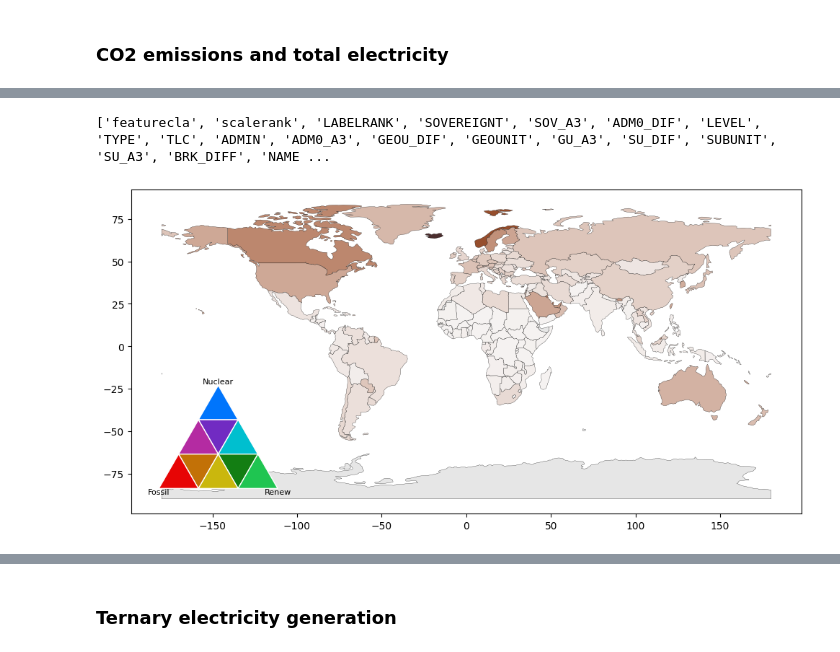
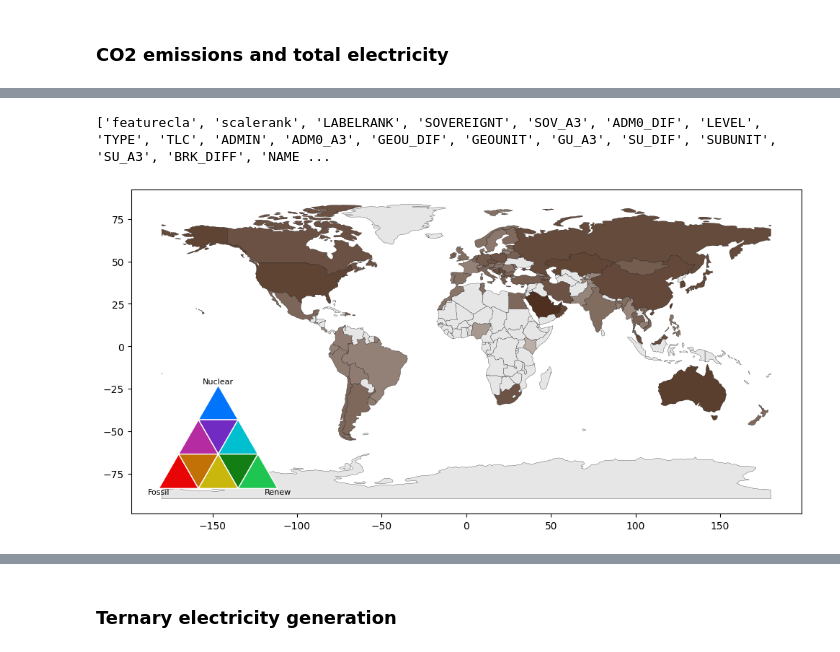
Before and after one commit to raulgarciadiez/energy_maps, a Jupyter notebook: color_code.ipynb, the cells around one changed output, grey strips where cells are left out. Saved outputs shown, nothing was run; the diff lists cells and outputs as text; code cells hidden in the pictures.

Commit message:
generation and emissions almost done

```diff
--- a/color_code.ipynb
+++ b/color_code.ipynb
@@ -415,46 +401,52 @@ TypeError: '>' not supported between instances of 'NoneType' and 'float'
 # %%
-Year =2020
+DATA_COLUMN = "Total emissions per capita"
+Year =2024
+
+
+all_emissions = [
+    data[DATA_COLUMN]
+    for countries in year_results.values()
+    for data in countries.values()
+    if data.get(DATA_COLUMN) is not None
+]
 
 world = gpd.read_file("ne_110m_admin_0_countries.shp")
 print (list(world.columns))
 
 colors = [
-
-    #(0.67, "#4B2E2E"),      # dark brown
-    #(0.33, "#A0522D"),      # brown
-    (0.0, "#F5F2F1"),      # light green / clean
-    (0.5, "#A0522D"),      # brown
-    (1.0, "#4B2E2E"),        # very contaminated
+    (0.0, "#FFFFFFFF"),      # brown
+#    (0.5, "#F5F2F1"),      # light green / clean
+    (1.0, "#381603"),        # very contaminated
 ]
 
-cmap = mcolors.LinearSegmentedColormap.from_list("Total Generation per capita", colors)
-norm = mcolors.Normalize(vmin=0, vmax=max([data.get("Total Generation per capita", 0) for data in year_results[Year].values()]))
+cmap = mcolors.LinearSegmentedColormap.from_list(DATA_COLUMN, colors)
+norm = mcolors.PowerNorm(gamma = 0.15,vmin=0,vmax=max(all_emissions))
 
 world["color"] = [
-    cmap(norm(year_results[Year][iso]["Total Generation per capita"]))
-    #ternary_to_rgb_scaled(*countries_shares[iso], base_colors, caps)
-    if iso in year_countries_shares[Year] else (0.9, 0.9, 0.9)
+    cmap(norm(val)) if (iso in year_results[Year]
+                        and (val := year_results[Year][iso].get(DATA_COLUMN)) is not None)
+    else (0.9, 0.9, 0.9)
     for iso in world["ISO_A3_EH"]
 ]
 
 # Plot
 fig, ax = plt.subplots(figsize=(12, 6))
 world.plot(color=world["color"], ax=ax, edgecolor="black", linewidth=0.2)
 
 # Add ternary legend as inset
 from mpl_toolkits.axes_grid1.inset_locator import inset_axes
 axins = inset_axes(ax, width="20%", height="35%", loc='lower left', borderpad=2)
 
 draw_quantized_ternary(axins, color_func, N=3)
 axins.set_aspect('equal')
 axins.axis('off')
 
 # Optional: label corners
 axins.text(0, 0, "Fossil", ha='center', va='top', fontsize=8)
 axins.text(1, 0, "Renew", ha='center', va='top', fontsize=8)
 axins.text(0.5, np.sqrt(3)/2, "Nuclear", ha='center', va='bottom', fontsize=8)
 
 plt.show()
 # %% [output]
 ['featurecla', 'scalerank', 'LABELRANK', 'SOVEREIGNT', 'SOV_A3', 'ADM0_DIF', 'LEVEL', 'TYPE', 'TLC', 'ADMIN', 'ADM0_A3', 'GEOU_DIF', 'GEOUNIT', 'GU_A3', 'SU_DIF', 'SUBUNIT', 'SU_A3', 'BRK_DIFF', 'NAME ...
-[figure, old version]
+[figure, new version]
```
Also changed, not shown: parts of 4 cells of this notebook.
